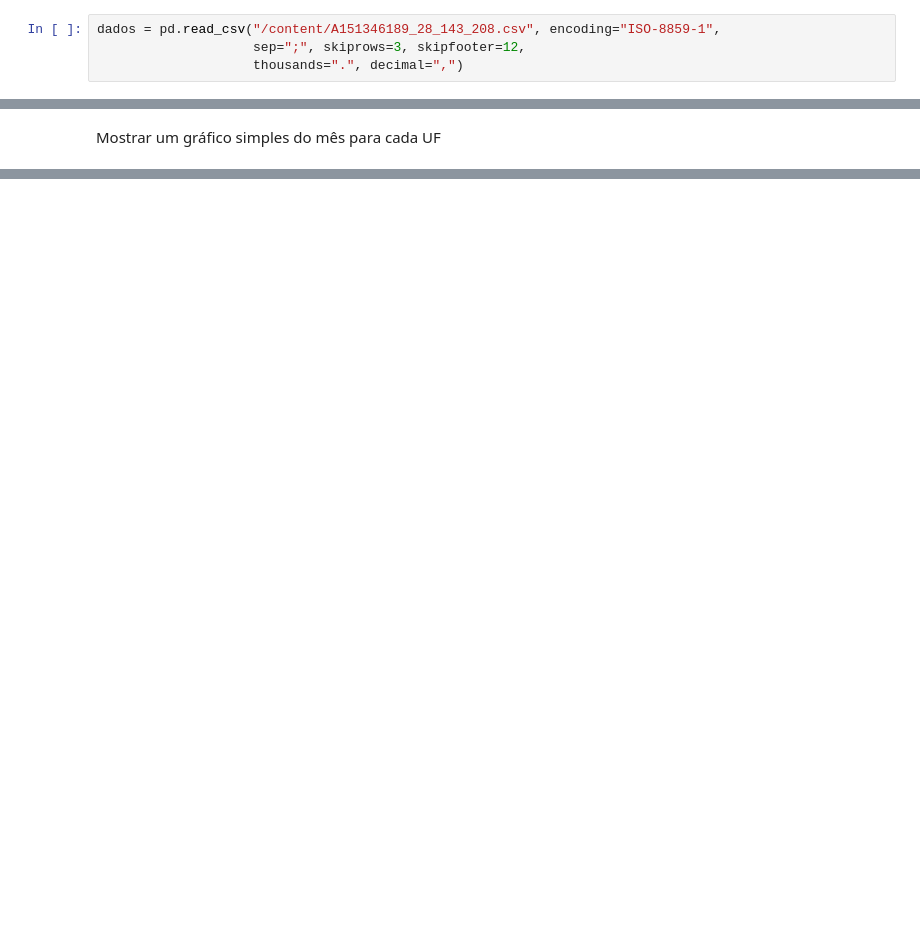
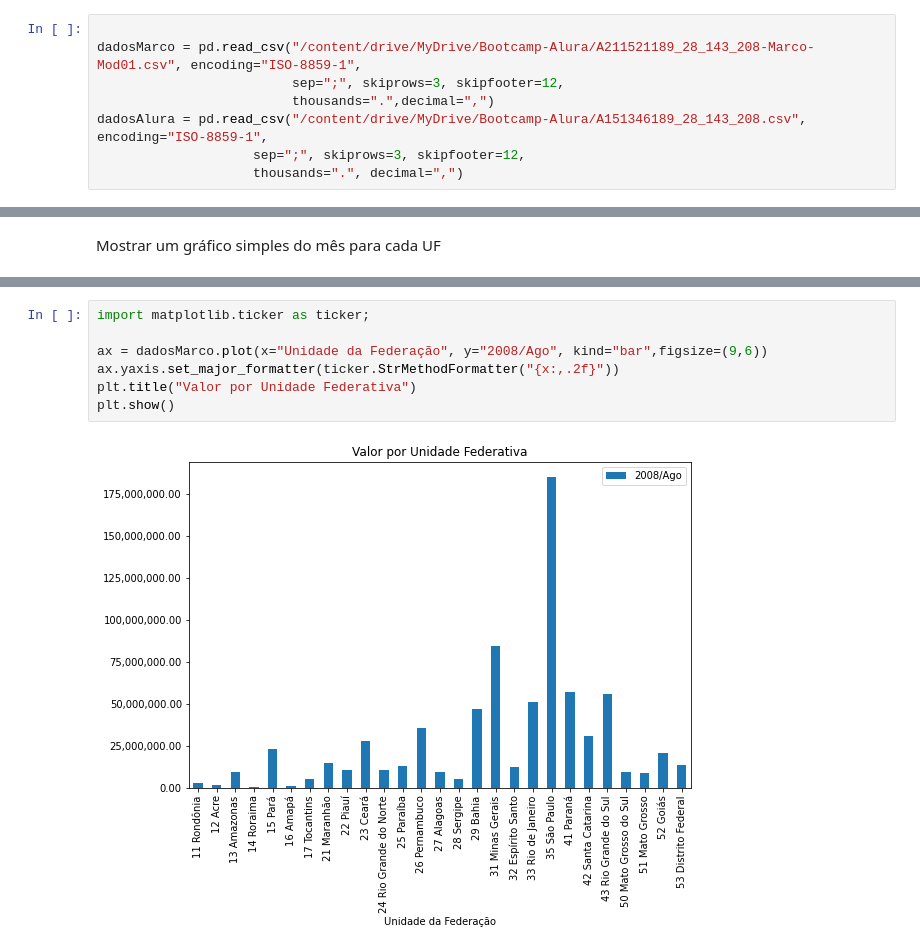
Before and after one commit to Filgueiras/bootcamp_datascience, a Jupyter notebook: Parte01/Bootcamp_Dados_01.ipynb, the cells around one changed output, grey strips where cells are left out. Saved outputs shown, nothing was run; the diff lists cells and outputs as text; blank space fills up the shorter version.

```diff
--- a/Parte01/Bootcamp_Dados_01.ipynb
+++ b/Parte01/Bootcamp_Dados_01.ipynb
@@ -42,7 +72,11 @@ Ainda não consigo tratar os números importados como números ...
 2) Vai dar certo, mas os números ficarão em notação científica.
 2.1) Tenho que usar as opções do Pandas para modificar isso.
 # %%
-dados = pd.read_csv("/content/A151346189_28_143_208.csv", encoding="ISO-8859-1",
+
+dadosMarco = pd.read_csv("/content/drive/MyDrive/Bootcamp-Alura/A211521189_28_143_208-Marco-Mod01.csv", encoding="ISO-8859-1",
+                         sep=";", skiprows=3, skipfooter=12,
+                         thousands=".",decimal=",")
+dadosAlura = pd.read_csv("/content/drive/MyDrive/Bootcamp-Alura/A151346189_28_143_208.csv", encoding="ISO-8859-1",
                     sep=";", skiprows=3, skipfooter=12,
                     thousands=".", decimal=",")
 # %%
@@ -81,0 +152,9 @@ dados.plot(x="Unidade da Federação", y="2008/Ago", kind="bar",figsize=(9,6))
+# %%
+import matplotlib.ticker as ticker;
+
+ax = dadosMarco.plot(x="Unidade da Federação", y="2008/Ago", kind="bar",figsize=(9,6))
+ax.yaxis.set_major_formatter(ticker.StrMethodFormatter("{x:,.2f}"))
+plt.title("Valor por Unidade Federativa")
+plt.show()
+# %% [output]
+[figure, added]
```
Also changed, not shown: parts of 131 cells of this notebook, 23 other files.
